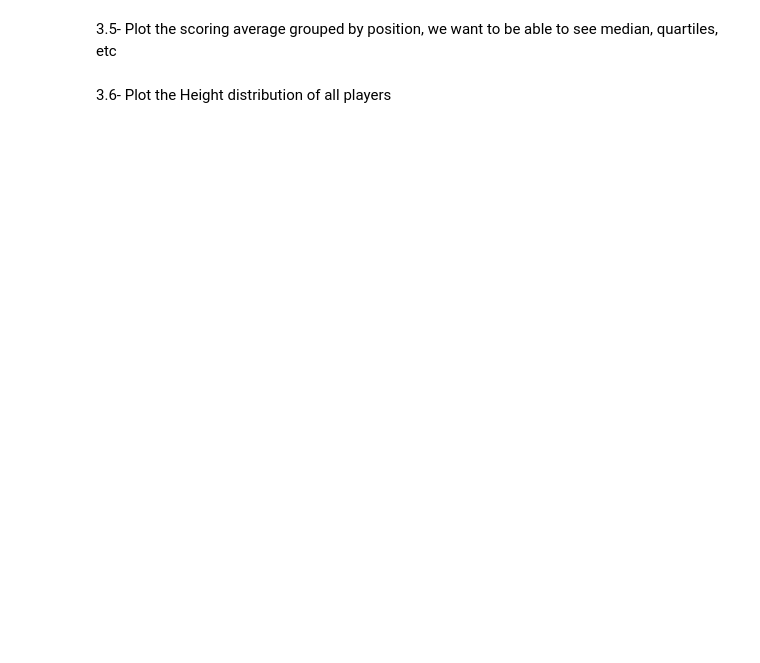
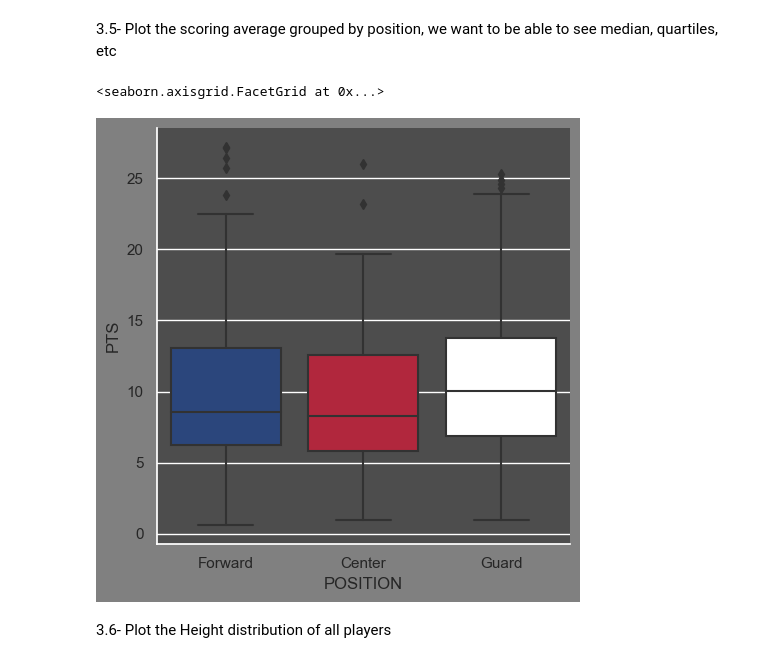
Before and after one commit to ja-818/NBA_statistics, a Jupyter notebook: Sprint_01_Julián_Arango.ipynb, the cells around one changed output. Saved outputs shown, nothing was run; the diff lists cells and outputs as text; code cells hidden in the pictures; blank space fills up the shorter version.

```diff
--- a/Sprint_01_Julián_Arango.ipynb
+++ b/Sprint_01_Julián_Arango.ipynb
@@ -592,6 +581,10 @@ NameError: name 'working_df' is not defined
 3.5- Plot the scoring average grouped by position, we want to be able to see median, quartiles, etc
 # %%
 ### Complete in this cell: Scoring average grouped by position
+sns.catplot(working_df, x="POSITION", y="PTS", kind="box")
+# %% [output]
+<seaborn.axisgrid.FacetGrid at 0x...>
+[figure, added]
 # %% [markdown]
 3.6- Plot the Height distribution of all players
 # %%
```
Also changed, not shown: parts of 29 cells of this notebook.
